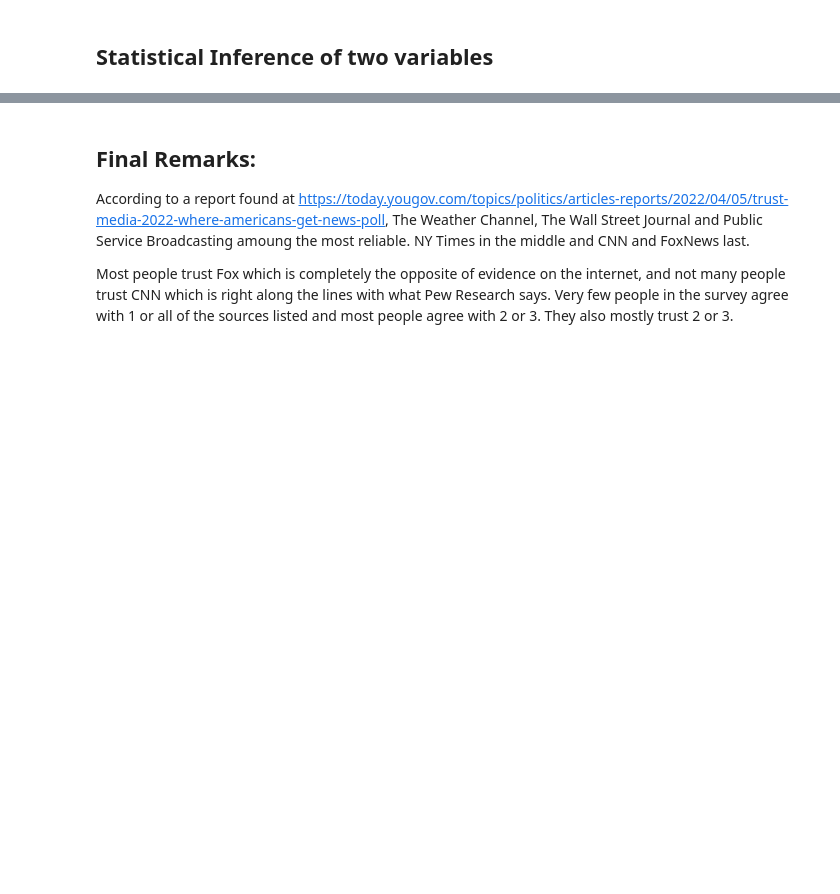
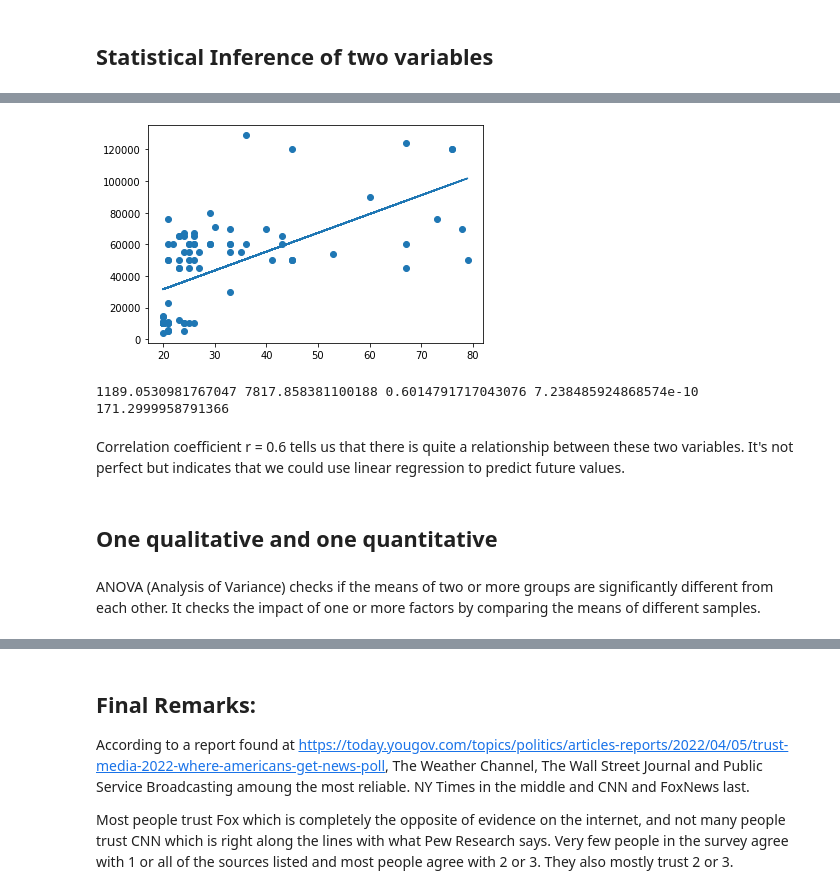
Before and after one commit to emilienaples/people_news_trust, a Jupyter notebook: people_news.ipynb, the cells around one changed output, grey strips where cells are left out. Cells and saved outputs as stored; diff of their text form; code cells hidden in the pictures; blank space fills up the shorter version.

```diff
--- a/people_news.ipynb
+++ b/people_news.ipynb
@@ -1036,0 +981,26 @@ Conclusion:
+# %%
+slope, intercept, r, p, std_error = stats.linregress(x,y)
+
+
+# get new values the represent where on the y axis the corresponding x value is placed
+def myfunc(x):
+  return slope * x + intercept
+
+# run each x through the funcion, will result in news array w/ new vals for y axis
+mymodel = list(map(myfunc, x))
+
+plt.scatter(x,y)
+plt.plot(x, mymodel) # draw regression line
+plt.show()
+# %% [output]
+[figure, added]
+# %%
+print(slope, intercept, r, p, std_error)
+# %% [output]
+1189.0530981767047 7817.858381100188 0.6014791717043076 7.238485924868574e-10 171.2999958791366
+# %% [markdown]
+Correlation coefficient r = 0.6 tells us that there is quite a relationship between these two variables. It's not perfect but indicates that we could use linear regression to predict future values.
+# %% [markdown]
+## One qualitative and one quantitative
+# %% [markdown]
+ANOVA (Analysis of Variance) checks if the means of two or more groups are significantly different from each other. It checks the impact of one or more factors by comparing the means of different samples.
```
Also changed, not shown: parts of 99 cells of this notebook.
